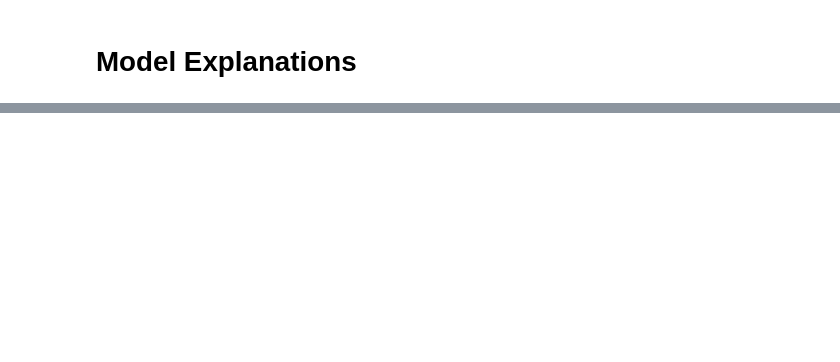
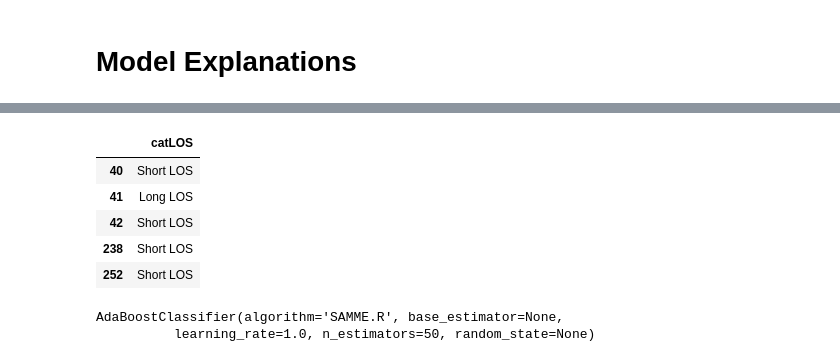
Before and after one commit to rsirosh/KenSciExternalDemo, a Jupyter notebook: LOS Prediction.ipynb, the cells around one changed output, grey strips where cells are left out. Cells and saved outputs as stored; diff of their text form; code cells hidden in the pictures; blank space fills up the shorter version.

```diff
--- a/LOS Prediction.ipynb
+++ b/LOS Prediction.ipynb
@@ -353,13 +397,28 @@ tempData = data.dropna()
 # %%
 #Split into training and testing data sets
 num_variables = len(tempData.columns)
 trainingLime = tempData.iloc[:, 0:num_variables-1]
 targetLime = tempData.iloc[:,num_variables-1:]
+targetLime.head()
+# %% [output]
+|  | catLOS |
+| 40 | Short LOS |
+| 41 | Long LOS |
+| 42 | Short LOS |
+| 238 | Short LOS |
+| 252 | Short LOS |
 # %%
 #This function splits the training and target sets into random train and test subsets.
 #X_trainLime and X_testLime are subsets of the training data
 #y_trainLime and y_testLime are subsets the the target data
 X_trainLime, X_testLime, y_trainLime, y_testLime = train_test_split(trainingLime, targetLime, test_size=test_size, random_state=seed)
+# %%
+#Specifies the ML model as AdaClassifer
+newModel = AdaBoostClassifier()
+newModel.fit(X_trainLime, y_trainLime)
+# %% [output]
+AdaBoostClassifier(algorithm='SAMME.R', base_estimator=None,
+          learning_rate=1.0, n_estimators=50, random_state=None)
 # %%
 #Creates prediction function necessary for explainer model
 predict_fn_xgb = lambda x: newModel.predict_proba(x).astype(float)
```
Also changed, not shown: parts of 42 cells of this notebook.
